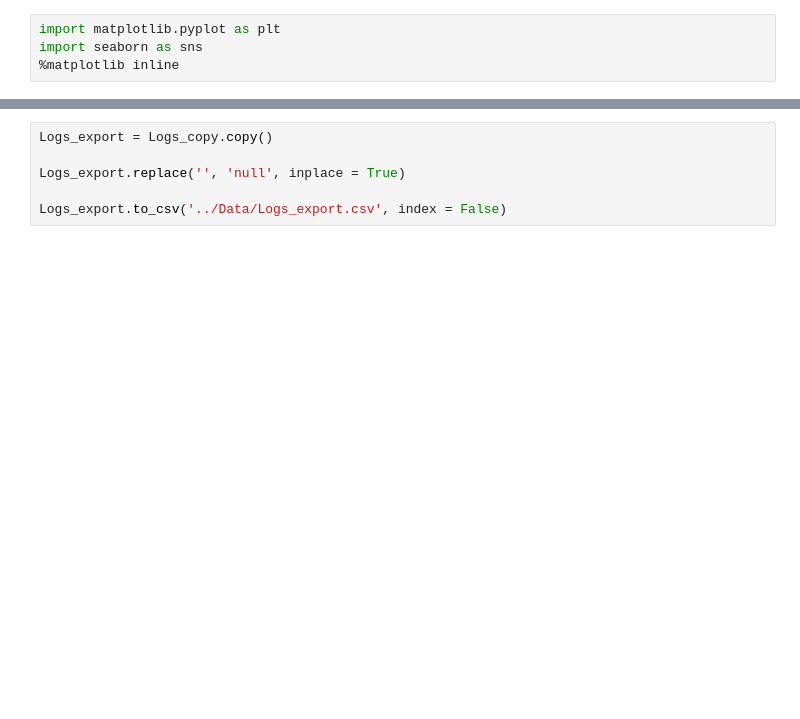
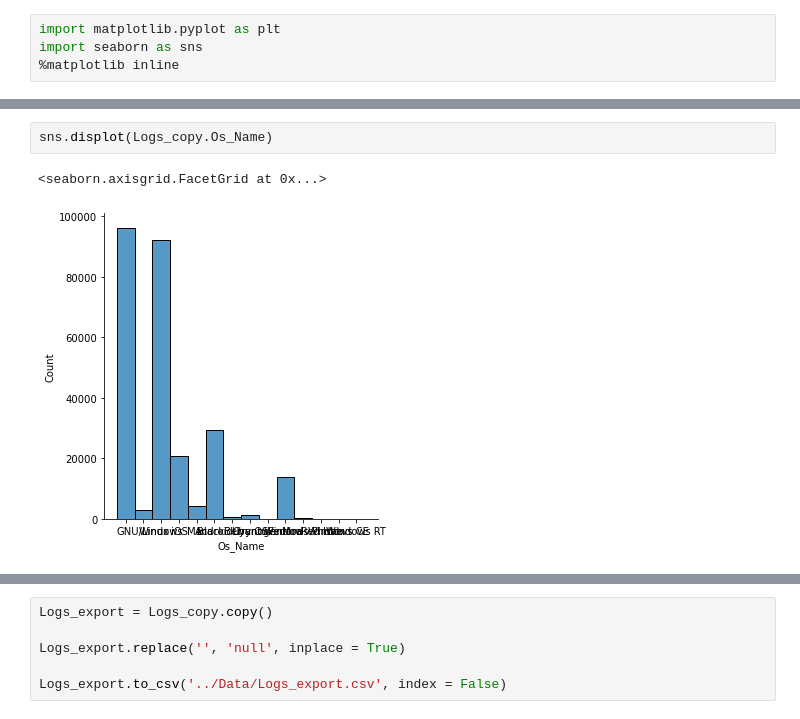
Before and after one commit to jesussantana/web-log-dash, a Jupyter notebook: Tasca_7_Registre_de_Logs.ipynb, the cells around one changed output, grey strips where cells are left out. Drawn from its saved outputs; the diff is of its cells as text; blank space fills up the shorter version.

```diff
--- a/Tasca_7_Registre_de_Logs.ipynb
+++ b/Tasca_7_Registre_de_Logs.ipynb
@@ -314,2 +488,7 @@ sns.displot(data = Logs_copy, x = "Os_Name", hue = "Date", multiple = "stack")
+# %%
+sns.displot(Logs_copy.Os_Name)
+# %% [output]
+<seaborn.axisgrid.FacetGrid at 0x...>
+[figure, added]
 # %%
 sns.displot(data = Logs_copy, x = "Device_Type", hue = "Date", multiple = "stack")
```
Also changed, not shown: parts of 46 cells of this notebook, 1 other file.
